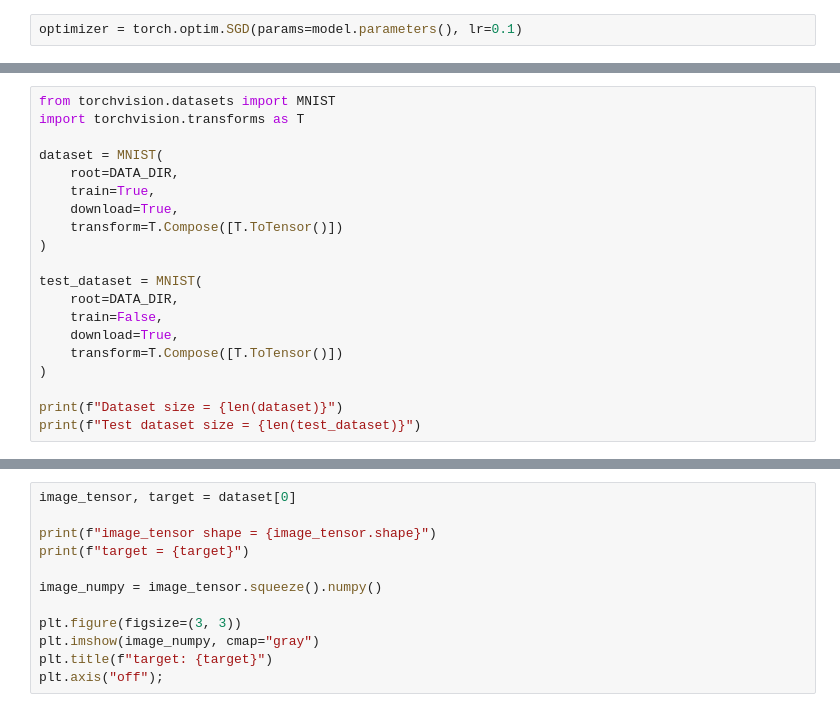
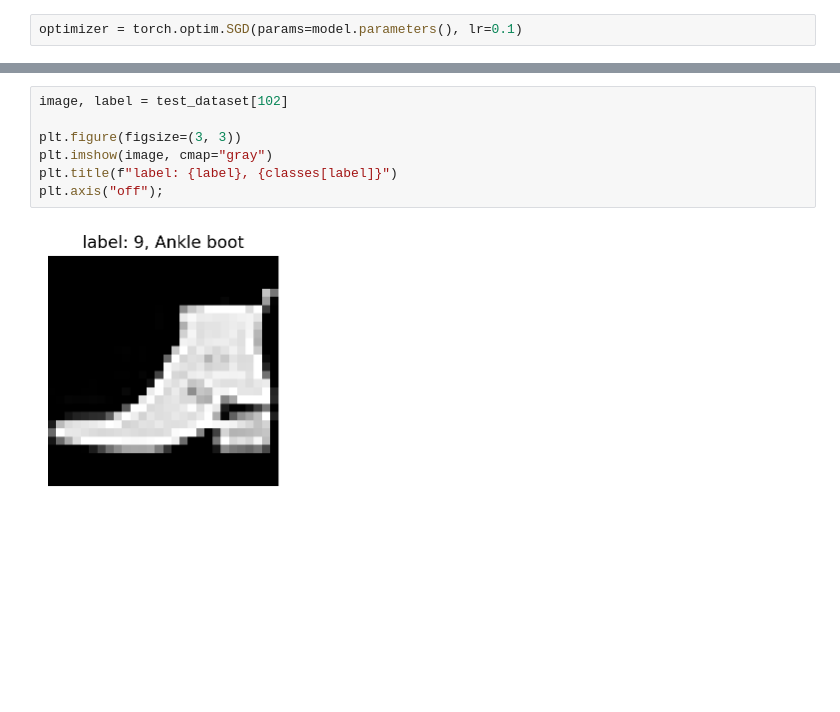
Before and after one commit to alextanch/computer-vision, a Jupyter notebook: notebooks/notebook_01.ipynb, the cells around one changed output, grey strips where cells are left out. Drawn from its saved outputs; the diff is of its cells as text; blank space fills up the shorter version.

```diff
--- a/notebooks/notebook_01.ipynb
+++ b/notebooks/notebook_01.ipynb
@@ -601,20 +708,0 @@ accuracy.mean()
-# %%
-from torchvision.datasets import MNIST
-import torchvision.transforms as T
-
-dataset = MNIST(
-    root=DATA_DIR,
-    train=True,
-    download=True,
-    transform=T.Compose([T.ToTensor()])
-)
-
-test_dataset = MNIST(
-    root=DATA_DIR,
-    train=False,
-    download=True,
-    transform=T.Compose([T.ToTensor()])
-)
-
-print(f"Dataset size = {len(dataset)}")
-print(f"Test dataset size = {len(test_dataset)}")
@@ -621,12 +837,9 @@ print(f"Test dataset size = {len(test_dataset)}")
 # %%
-image_tensor, target = dataset[0]
-
-print(f"image_tensor shape = {image_tensor.shape}")
-print(f"target = {target}")
-
-image_numpy = image_tensor.squeeze().numpy()
+image, label = test_dataset[102]
 
 plt.figure(figsize=(3, 3))
-plt.imshow(image_numpy, cmap="gray")
-plt.title(f"target: {target}")
+plt.imshow(image, cmap="gray")
+plt.title(f"label: {label}, {classes[label]}")
 plt.axis("off");
+# %% [output]
+[figure, added]
```
Also changed, not shown: parts of 46 cells of this notebook, 5 other files.
